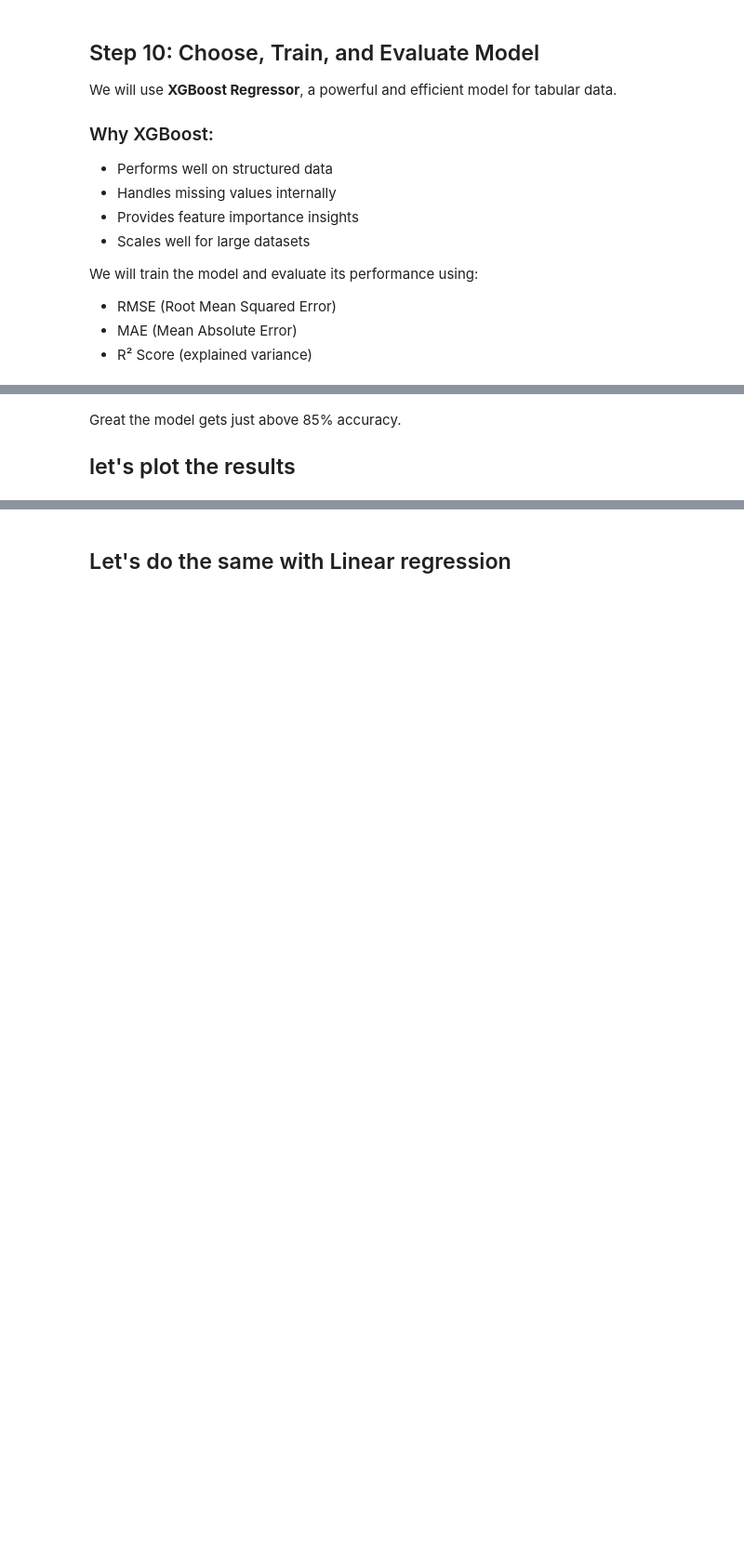
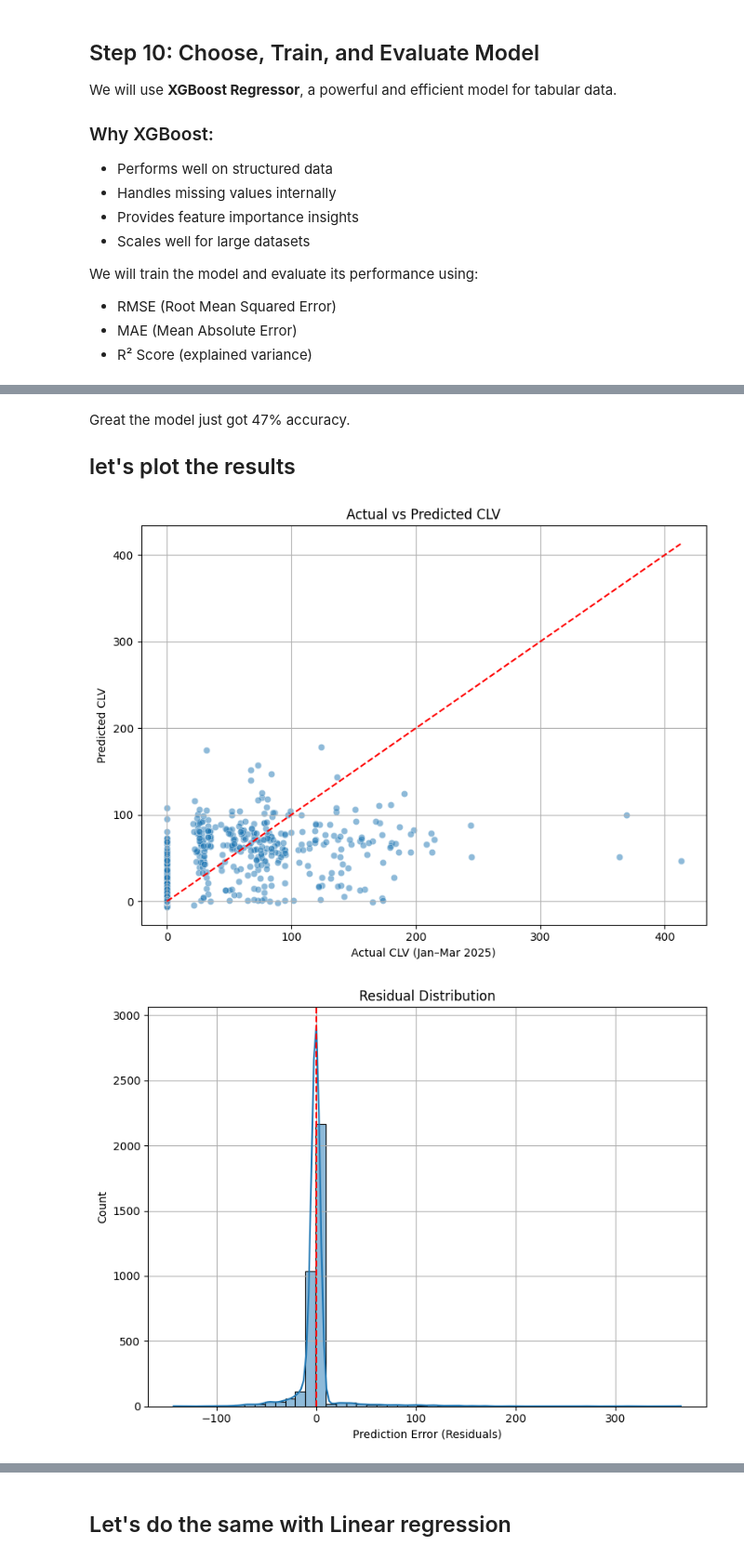
Before and after one commit to GitThemAll/MoodiesData, a Jupyter notebook: notebooks/CLV_Model_Training_Notebook_v2.ipynb, the cells around one changed output, grey strips where cells are left out. Shown: that part at 93% size. Saved outputs shown, nothing was run; the diff lists cells and outputs as text; code cells hidden in the pictures; blank space fills up the shorter version.

```diff
--- a/notebooks/CLV_Model_Training_Notebook_v2.ipynb
+++ b/notebooks/CLV_Model_Training_Notebook_v2.ipynb
@@ -647,40 +534,50 @@ print("R² Score:", R2_XGBoost)
 # %% [markdown]
-Great the model gets just above 85% accuracy.
+Great the model just got 47% accuracy.
 ## let's plot the results
 # %%
 import matplotlib.pyplot as plt
+import seaborn as sns
 
 # Model performance metrics
-rmse = RMSE_XGBoost
-mae = MAE_XGBoost
-r2 = R2_XGBoost
-
-# Labels and values
-metrics = ['RMSE', 'MAE', 'R² Score']
-values = [rmse, mae, r2]
-
-# Create bar plot
-plt.figure(figsize=(8, 5))
-plt.bar(metrics, values, color='skyblue')
-plt.title("Model Performance Metrics")
-plt.ylabel("Score")
-plt.ylim(0, max(values) + 5)
-
-# Annotate values on bars
-for i, v in enumerate(values):
-    plt.text(i, v + 0.5, f"{v:.2f}", ha='center', fontweight='bold')
-
+rmse = rmse_xgboost
+mae = mae_xgboost
+r2 = r2_xgboost
+### Scatter plot of actual vs predicted CLV
+plt.figure(figsize=(8, 6))
+sns.scatterplot(x=y_test, y=y_pred, alpha=0.5)
+plt.plot([y_test.min(), y_test.max()], [y_test.min(), y_test.max()], color='red', linestyle='--')
+plt.xlabel("Actual CLV (Jan–Mar 2025)")
+plt.ylabel("Predicted CLV")
+plt.title("Actual vs Predicted CLV")
+plt.grid(True)
 plt.tight_layout()
 plt.show()
 
-# Predicted vs Actual Scatter Plot
-# Shows how well predictions align with true values.
-plt.figure(figsize=(6, 6))
-plt.scatter(y_test_np, y_pred, alpha=0.3)
-plt.plot([y_test_np.min(), y_test_np.max()], [y_test_np.min(), y_test_np.max()], 'r--')
-plt.xlabel("Actual CLV")
-plt.ylabel("Predicted CLV")
-plt.title("Predicted vs Actual CLV")
+### Risidual plot
+residuals = y_test - y_pred
+plt.figure(figsize=(8, 6))
+sns.histplot(residuals, bins=50, kde=True)
+plt.axvline(0, color='red', linestyle='--')
+plt.xlabel("Prediction Error (Residuals)")
+plt.title("Residual Distribution")
 plt.grid(True)
 plt.tight_layout()
 plt.show()
+
+## Feature importance plot
+importances = xgb.feature_importances_
+feature_names = X_train.columns
+
+# Sort by importance
+sorted_idx = importances.argsort()[-20:]  # Top 20 features
+
+plt.figure(figsize=(10, 8))
+plt.barh(range(len(sorted_idx)), importances[sorted_idx], align='center')
+plt.yticks(range(len(sorted_idx)), [feature_names[i] for i in sorted_idx])
+plt.xlabel("Feature Importance")
+plt.title("Top 20 Most Important Features")
+plt.tight_layout()
+plt.show()
+# %% [output]
+[figure, added]
+[figure, added]
```
Also changed, not shown: parts of 43 cells of this notebook.
